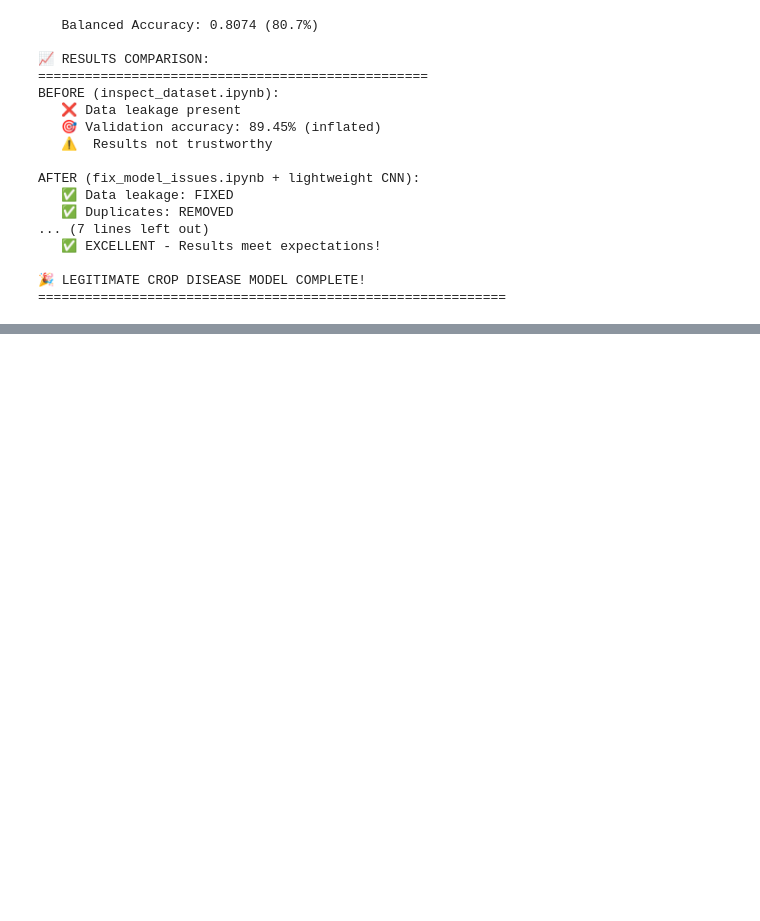
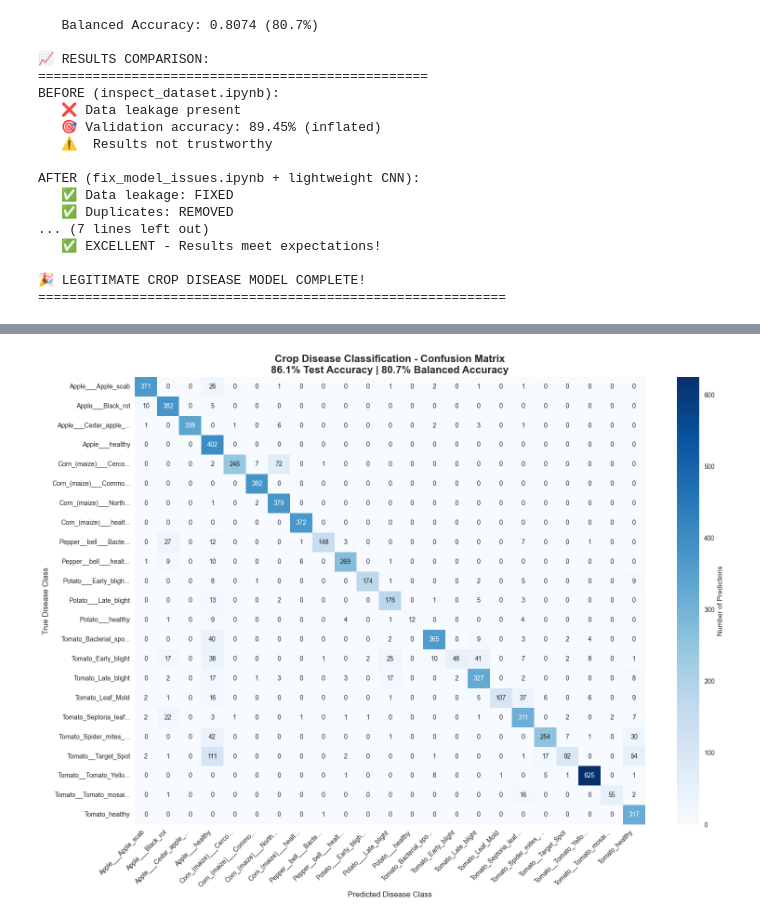
Before and after one commit to Karagwa/Crop-Disease-model, a Jupyter notebook: fix_model_issues.ipynb, the cells around one changed output, grey strips where cells are left out. Drawn from its saved outputs; the diff is of its cells as text; code cells hidden in the pictures; blank space fills up the shorter version.

```diff
--- a/fix_model_issues.ipynb
+++ b/fix_model_issues.ipynb
@@ -1530,0 +1739,84 @@ AFTER (fix_model_issues.ipynb + lightweight CNN):
+# %%
+# =============================================================================
+# VISUAL CONFUSION MATRIX & MODEL INSIGHTS
+# =============================================================================
+
+def visualize_model_performance():
+    """Create comprehensive visualizations of model performance"""
+
+    print("📊 CREATING PERFORMANCE VISUALIZATIONS")
+    print("=" * 50)
+
+    import matplotlib.pyplot as plt
+    import seaborn as sns
+    from sklearn.metrics import confusion_matrix
+
+    # Get class names and predictions
+    class_names = list(clean_test_gen.class_indices.keys())
+    cm = confusion_matrix(y_true, y_pred_classes)
+
+    # Create confusion matrix heatmap
+    plt.figure(figsize=(16, 12))
+
+    # Create abbreviated class names for better visualization
+    abbrev_names = [name[:20] + '...' if len(name) > 20 else name for name in class_names]
+
+    sns.heatmap(cm,
+                annot=True,
+                fmt='d',
+                cmap='Blues',
+                xticklabels=abbrev_names,
+                yticklabels=abbrev_names,
+                cbar_kws={'label': 'Number of Predictions'})
+
+    plt.title('Crop Disease Classification - Confusion Matrix\n86.1% Test Accuracy | 80.7% Balanced Accuracy',
+              fontsize=16, fontweight='bold')
+    plt.xlabel('Predicted Disease Class', fontsize=12)
+    plt.ylabel('True Disease Class', fontsize=12)
+    plt.xticks(rotation=45, ha='right')
+    plt.yticks(rotation=0)
+    plt.tight_layout()
+    plt.show()
+
+    # Performance summary by class
+    print(f"\n📈 PERFORMANCE SUMMARY BY CLASS:")
+    print("-" * 50)
+
+    # Calculate per-class metrics
+    class_metrics = []
+    for i, class_name in enumerate(class_names):
+        class_total = np.sum(cm[i, :])
+        class_correct = cm[i, i]
+        class_acc = class_correct / class_total if class_total > 0 else 0
+
+        # Precision and recall
+        precision = cm[i, i] / np.sum(cm[:, i]) if np.sum(cm[:, i]) > 0 else 0
+        recall = class_acc
+        f1 = 2 * (precision * recall) / (precision + recall) if (precision + recall) > 0 else 0
+
+        class_metrics.append({
+            'class': class_name,
+            'accuracy': class_acc,
+            'precision': precision,
+            'recall': recall,
+            'f1': f1,
+            'samples': class_total
+        })
+
+    # Sort by F1 score
+    class_metrics.sort(key=lambda x: x['f1'], reverse=True)
+
+    print("Top 10 performing classes:")
+    for i, metrics in enumerate(class_metrics[:10]):
+        print(f"   {i+1:2d}. {metrics['class'][:30]:<30} | F1: {metrics['f1']:.3f} | Acc: {metrics['accuracy']:.3f} | Samples: {metrics['samples']}")
+
+    print("\nMost challenging classes:")
+    for i, metrics in enumerate(class_metrics[-5:]):
+        rank = len(class_metrics) - 4 + i
+        print(f"   {rank:2d}. {metrics['class'][:30]:<30} | F1: {metrics['f1']:.3f} | Acc: {metrics['accuracy']:.3f} | Samples: {metrics['samples']}")
+
+    return class_metrics
+
+# Create visualizations and analysis
+performance_metrics = visualize_model_performance()
+# %% [output]
@@ -1530,0 +1825 @@ AFTER (fix_model_issues.ipynb + lightweight CNN):
+[figure, added]
```
Also changed, not shown: parts of 19 cells of this notebook, 7 other files.
